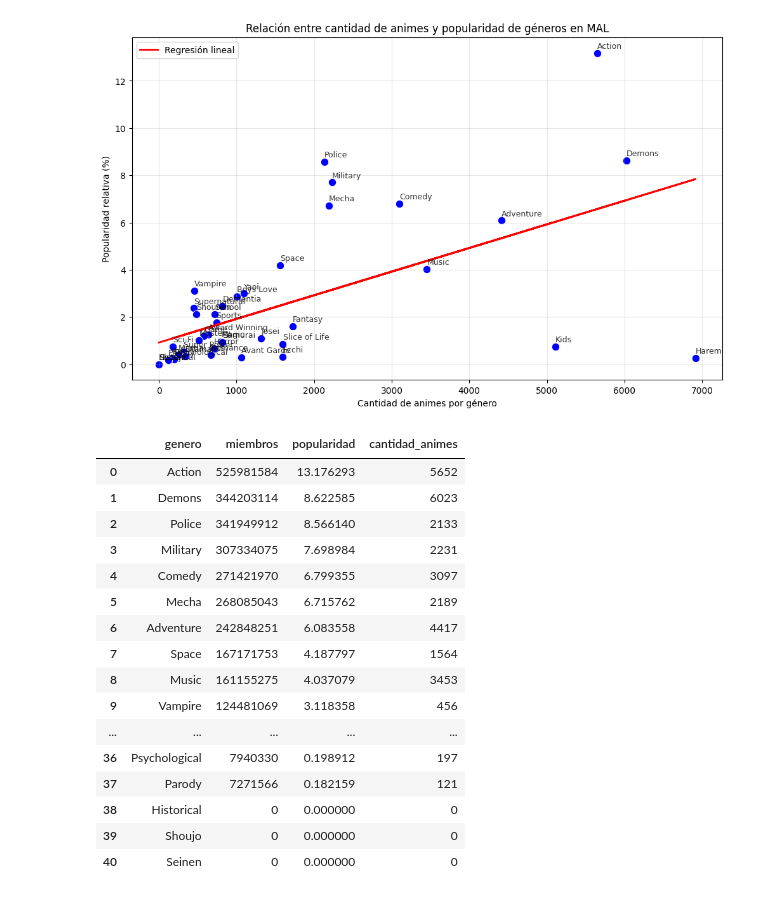
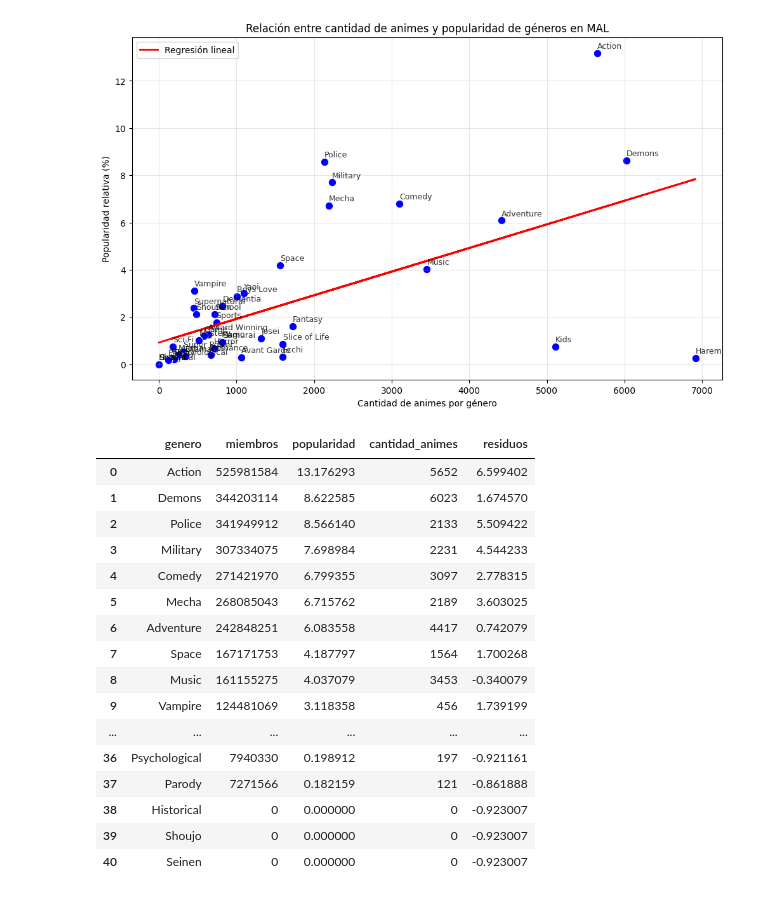
Before and after one commit to SSParzival/Proyecto-Infovis, a Jupyter notebook: Entrega 1/popularidad.ipynb, the cells around one changed output. Cells and saved outputs as stored; diff of their text form; code cells hidden in the pictures.

Commit message:
Un poco mas de analisis + html plotly

```diff
--- a/Entrega 1/popularidad.ipynb
+++ b/Entrega 1/popularidad.ipynb
@@ -262,25 +262,29 @@ plt.show()
 [figure]
 # %%
 df_pop.to_pickle("df_popularidad.pkl")
-df_pop.sort_values("popularidad", ascending=False)
-# %% [output]
-|  | genero | miembros | popularidad | cantidad_animes |
-| 0 | Action | 525981584 | 13.176293 | 5652 |
-| 1 | Demons | 344203114 | 8.622585 | 6023 |
-| 2 | Police | 341949912 | 8.566140 | 2133 |
-| 3 | Military | 307334075 | 7.698984 | 2231 |
-| 4 | Comedy | 271421970 | 6.799355 | 3097 |
-| 5 | Mecha | 268085043 | 6.715762 | 2189 |
-| 6 | Adventure | 242848251 | 6.083558 | 4417 |
-| 7 | Space | 167171753 | 4.187797 | 1564 |
-| 8 | Music | 161155275 | 4.037079 | 3453 |
-| 9 | Vampire | 124481069 | 3.118358 | 456 |
-| ... | ... | ... | ... | ... |
-| 36 | Psychological | 7940330 | 0.198912 | 197 |
-| 37 | Parody | 7271566 | 0.182159 | 121 |
-| 38 | Historical | 0 | 0.000000 | 0 |
-| 39 | Shoujo | 0 | 0.000000 | 0 |
-| 40 | Seinen | 0 | 0.000000 | 0 |
+# %%
+# analisis extra
+kf = df_pop.sort_values("popularidad", ascending=False)
+kf["residuos"] = kf["popularidad"] - modelo.predict(kf[["cantidad_animes"]])
+kf
+# %% [output]
+|  | genero | miembros | popularidad | cantidad_animes | residuos |
+| 0 | Action | 525981584 | 13.176293 | 5652 | 6.599402 |
+| 1 | Demons | 344203114 | 8.622585 | 6023 | 1.674570 |
+| 2 | Police | 341949912 | 8.566140 | 2133 | 5.509422 |
+| 3 | Military | 307334075 | 7.698984 | 2231 | 4.544233 |
+| 4 | Comedy | 271421970 | 6.799355 | 3097 | 2.778315 |
+| 5 | Mecha | 268085043 | 6.715762 | 2189 | 3.603025 |
+| 6 | Adventure | 242848251 | 6.083558 | 4417 | 0.742079 |
+| 7 | Space | 167171753 | 4.187797 | 1564 | 1.700268 |
+| 8 | Music | 161155275 | 4.037079 | 3453 | -0.340079 |
+| 9 | Vampire | 124481069 | 3.118358 | 456 | 1.739199 |
+| ... | ... | ... | ... | ... | ... |
+| 36 | Psychological | 7940330 | 0.198912 | 197 | -0.921161 |
+| 37 | Parody | 7271566 | 0.182159 | 121 | -0.861888 |
+| 38 | Historical | 0 | 0.000000 | 0 | -0.923007 |
+| 39 | Shoujo | 0 | 0.000000 | 0 | -0.923007 |
+| 40 | Seinen | 0 | 0.000000 | 0 | -0.923007 |
 # %%
 # Convertir df_popularidad.pkl a .csv
 df_pop.to_csv("df_popularidad.csv", index=False)
```
Also changed, not shown: parts of 1 cell of this notebook, 1 other file.
